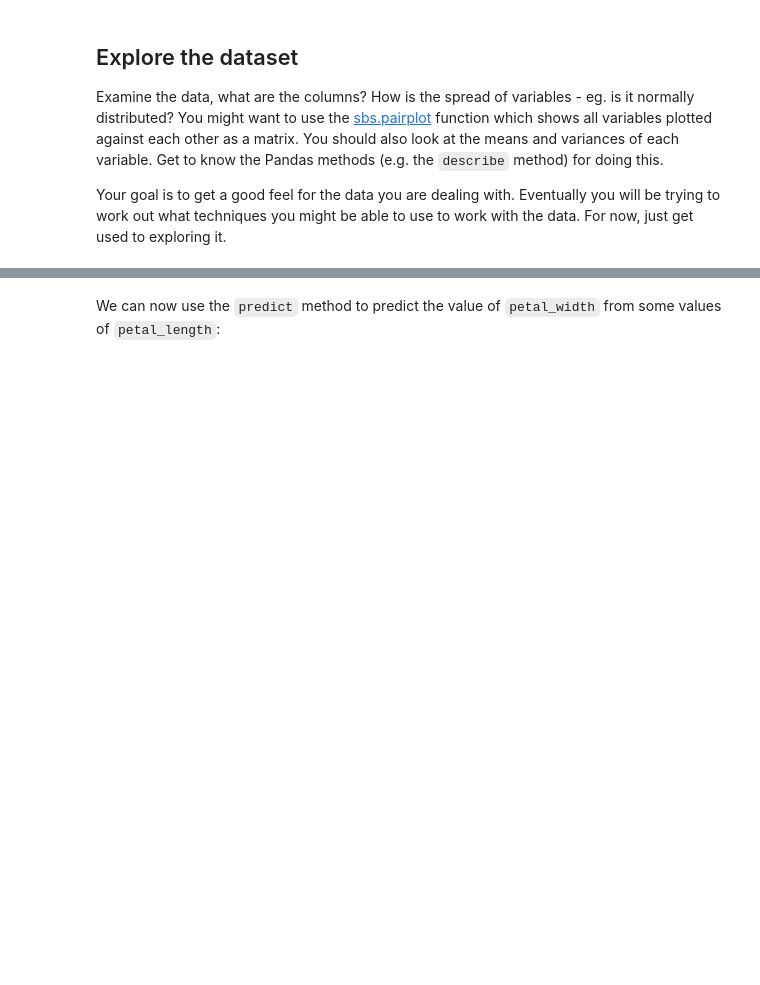
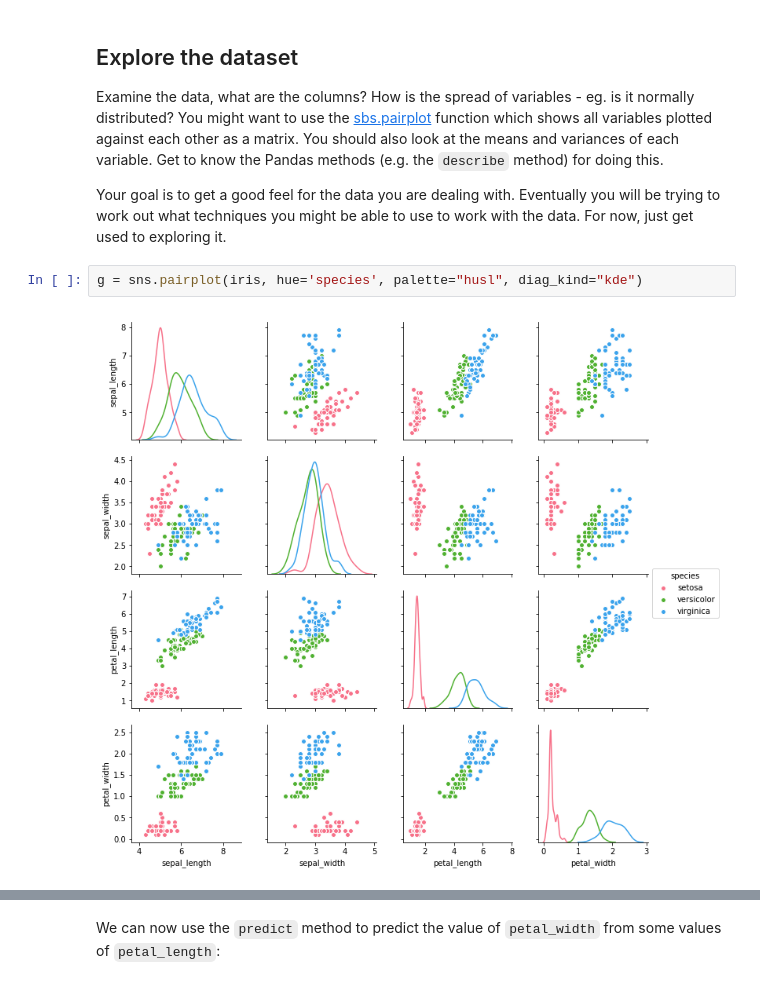
Before and after one commit to arianaroz/comp257-practicals-2019, a Jupyter notebook: COMP257 Week 5.ipynb, the cells around one changed output, grey strips where cells are left out. Drawn from its saved outputs; the diff is of its cells as text; blank space fills up the shorter version.

```diff
--- a/COMP257 Week 5.ipynb
+++ b/COMP257 Week 5.ipynb
@@ -22,3 +33,7 @@ iris = sns.load_dataset('iris')
 Examine the data, what are the columns? How is the spread of variables - eg. is it normally distributed?  You might want to use the [sbs.pairplot](https://seaborn.pydata.org/generated/seaborn.pairplot.html) function which shows all variables plotted against each other as a matrix.  You should also look at the means and variances of each variable.  Get to know the Pandas methods (e.g. the `describe` method) for doing this.
 
 Your goal is to get a good feel for the data you are dealing with. Eventually you will be trying to work out what techniques you might be able to use to work with the data. For now, just get used to exploring it.
+# %%
+g = sns.pairplot(iris, hue='species', palette="husl", diag_kind="kde")
+# %% [output]
+[figure, added]
```
Also changed, not shown: parts of 20 cells of this notebook.
